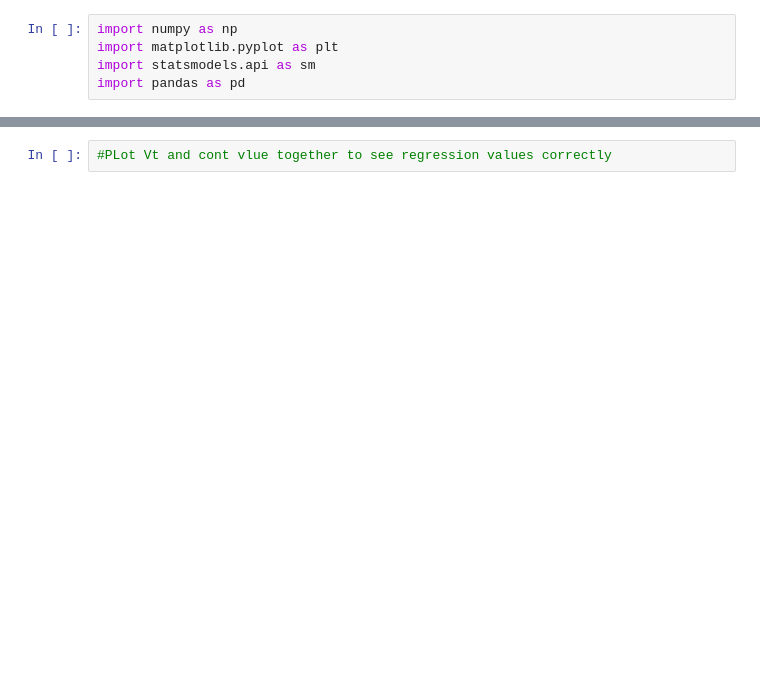
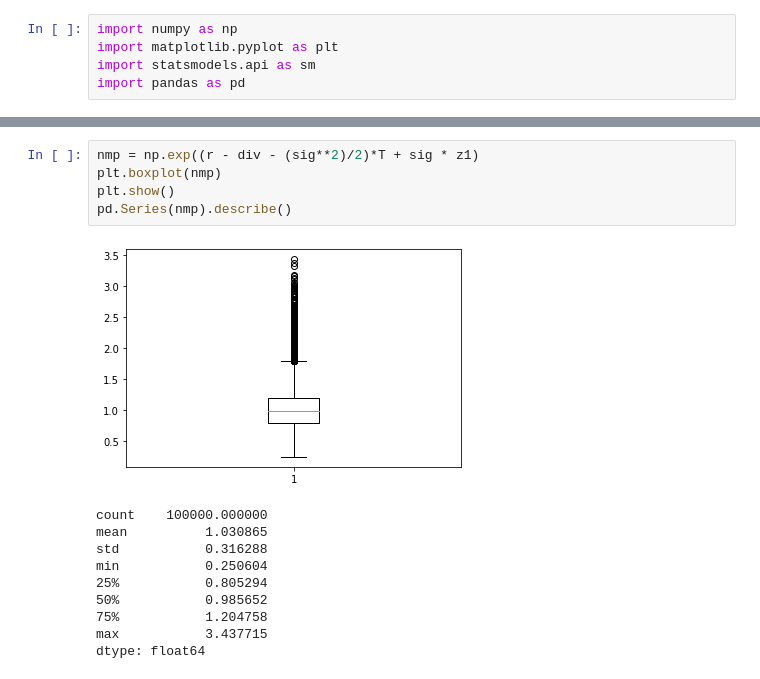
Before and after one commit to sidthak196/Monte_Carlo_Simulations, a Jupyter notebook: Assignment 3/Question1.ipynb, the cells around one changed output, grey strips where cells are left out. Saved outputs shown, nothing was run; the diff lists cells and outputs as text; blank space fills up the shorter version.

```diff
--- a/Assignment 3/Question1.ipynb
+++ b/Assignment 3/Question1.ipynb
@@ -152,2 +189,16 @@ plt.show()
-# %%
-#PLot Vt and cont vlue together to see regression values correctly
+# %%
+nmp = np.exp((r - div - (sig**2)/2)*T + sig * z1)
+plt.boxplot(nmp)
+plt.show()
+pd.Series(nmp).describe()
+# %% [output]
+[figure, added]
+count    100000.000000
+mean          1.030865
+std           0.316288
+min           0.250604
+25%           0.805294
+50%           0.985652
+75%           1.204758
+max           3.437715
+dtype: float64
```
Also changed, not shown: parts of 12 cells of this notebook, 3 other files.
